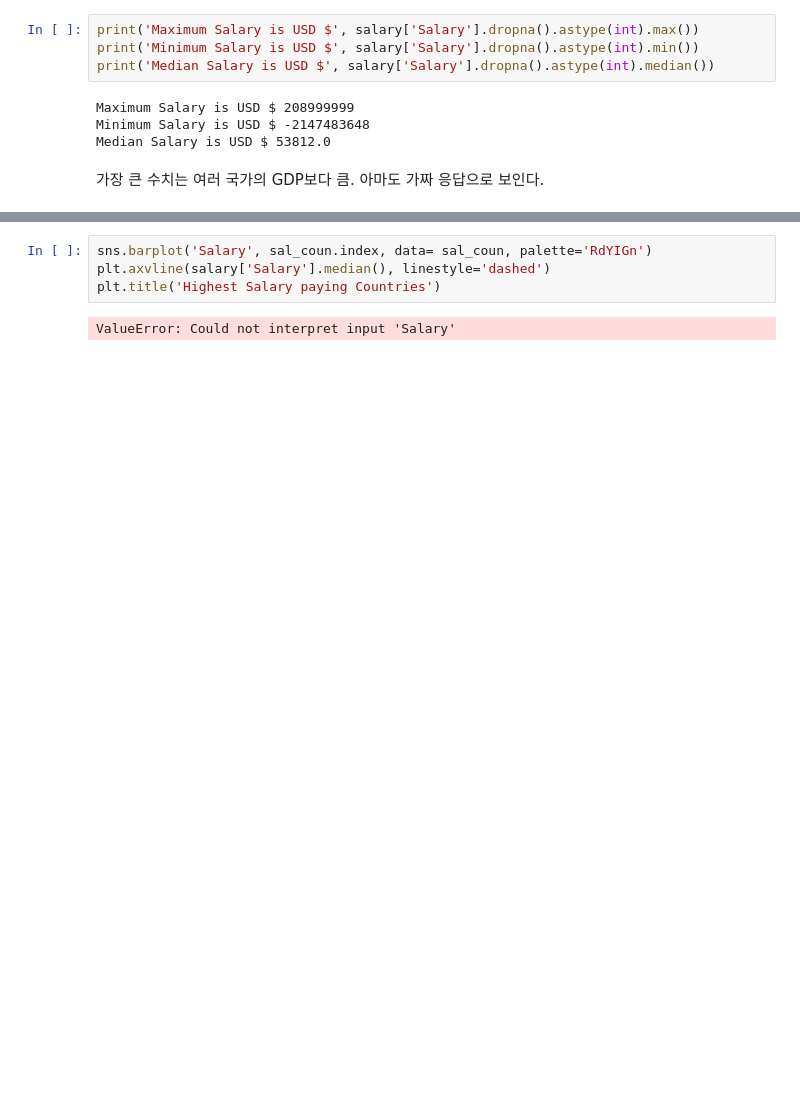
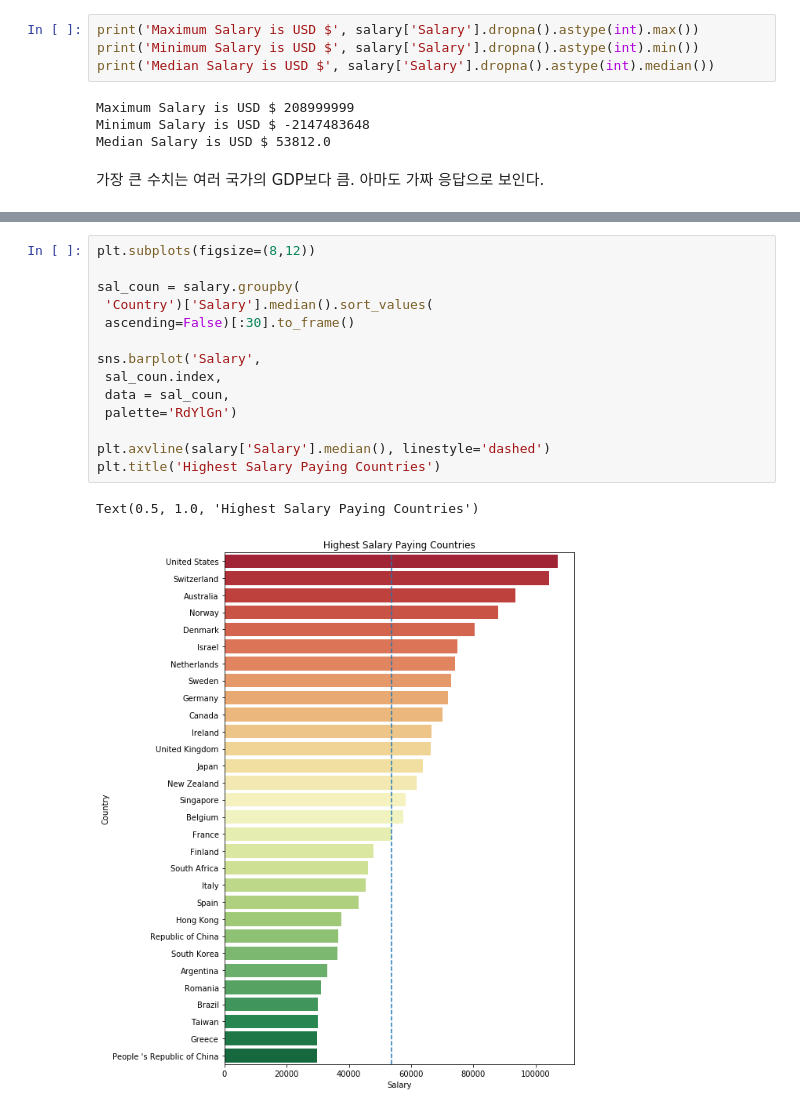
Before and after one commit to eunseokmax/Kaggel_personal, a Jupyter notebook: Kaggle_ML_DS_survey_2017_review.ipynb, the cells around one changed output, grey strips where cells are left out. Saved outputs shown, nothing was run; the diff lists cells and outputs as text; blank space fills up the shorter version.

```diff
--- a/Kaggle_ML_DS_survey_2017_review.ipynb
+++ b/Kaggle_ML_DS_survey_2017_review.ipynb
@@ -750,6 +732,17 @@ sal_coun.to_frame()
 # %%
-sns.barplot('Salary', sal_coun.index, data= sal_coun, palette='RdYIGn')
+plt.subplots(figsize=(8,12))
+
+sal_coun = salary.groupby(
+ 'Country')['Salary'].median().sort_values(
+ ascending=False)[:30].to_frame()
+
+sns.barplot('Salary',
+ sal_coun.index,
+ data = sal_coun,
+ palette='RdYlGn')
+
 plt.axvline(salary['Salary'].median(), linestyle='dashed')
-plt.title('Highest Salary paying Countries')
+plt.title('Highest Salary Paying Countries')
 # %% [output]
-ValueError: Could not interpret input 'Salary'
+Text(0.5, 1.0, 'Highest Salary Paying Countries')
+[figure, added]
```
Also changed, not shown: parts of 62 cells of this notebook, 1 other file.
